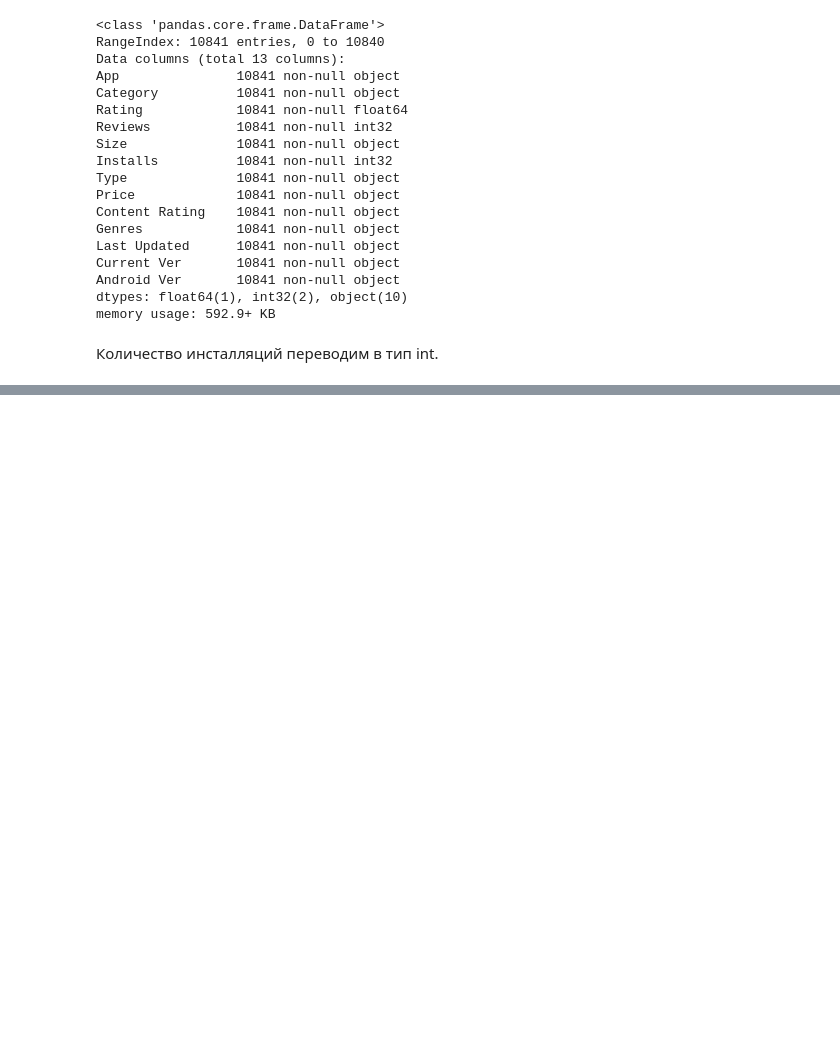
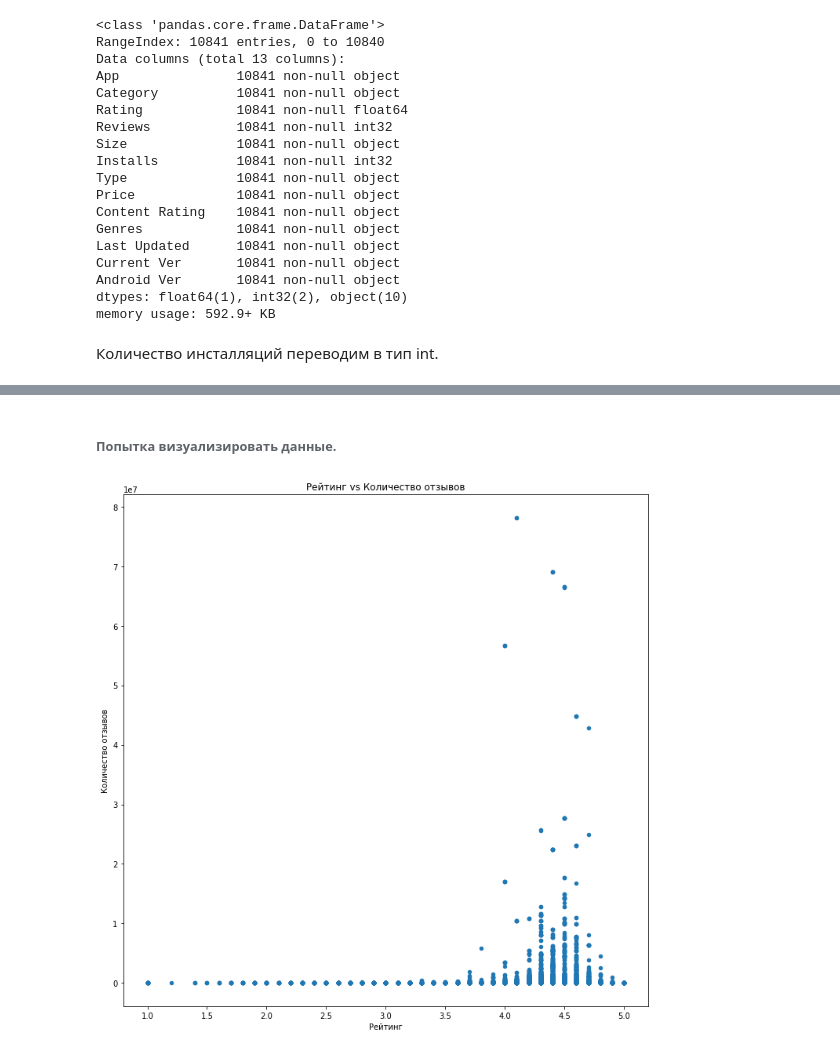
Before and after one commit to shulzhenkoas/Math, a Jupyter notebook: Theory_ver/project/shulzhenkoas_theory_project.ipynb, the cells around one changed output, grey strips where cells are left out. Drawn from its saved outputs; the diff is of its cells as text; code cells hidden in the pictures; blank space fills up the shorter version.

Commit message:
Clear data

```diff
--- a/Theory_ver/project/shulzhenkoas_theory_project.ipynb
+++ b/Theory_ver/project/shulzhenkoas_theory_project.ipynb
@@ -150,0 +142,12 @@ data.head()
+# %% [markdown]
+###### Попытка визуализировать данные.
+# %%
+data.plot(x='Rating', y='Reviews', kind='scatter', figsize=(12, 12))
+#plt.yscale('log')
+#plt.xscale('log')
+plt.title('Рейтинг vs Количество отзывов')
+plt.xlabel('Рейтинг')
+plt.ylabel('Количество отзывов')
+plt.show()
+# %% [output]
+[figure, added]
```
Also changed, not shown: parts of 2 cells of this notebook.
